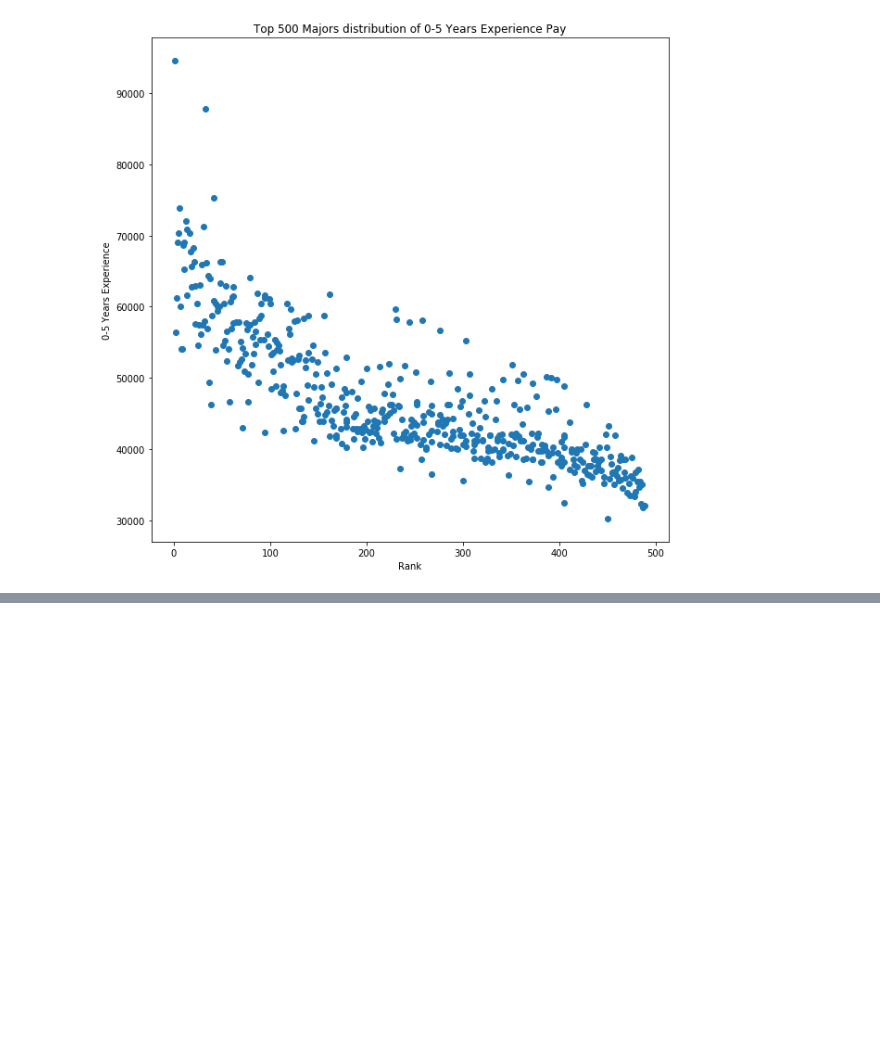
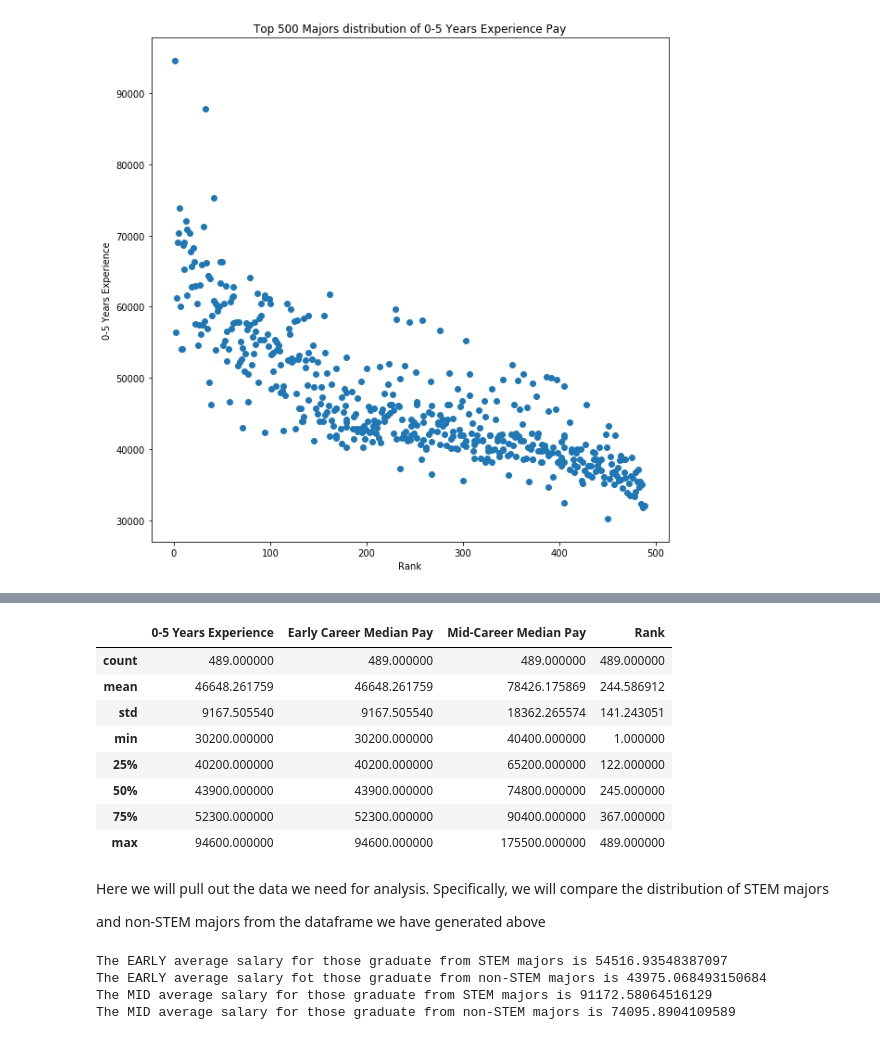
Before and after one commit to jeffreywu1996/COGS108-Project, a Jupyter notebook: Data Cleaning.ipynb, the cells around one changed output, grey strips where cells are left out. Saved outputs shown, nothing was run; the diff lists cells and outputs as text; code cells hidden in the pictures; blank space fills up the shorter version.

Commit message:
some analysis

```diff
--- a/Data Cleaning.ipynb
+++ b/Data Cleaning.ipynb
@@ -278,0 +311,27 @@ Text(0.5,1,'Top 500 Majors distribution of 0-5 Years Experience Pay')
+# %%
+# Here we can define a function to briefly proform some simple substring checking in order to group STEM major and
+# those un-STEM major together
+def standarize_major(string):
+
+    string = string.lower()
+    string = string.strip()
+
+    if 'science' in string:
+        result = 'STEM'
+    elif 'engineering' in string:
+        result = 'STEM'
+    elif 'engineer' in string:
+        result = 'STEM'
+    elif 'math' in string:
+        result = 'STEM'
+    elif 'mathmatics' in string:
+        result = 'STEM'
+    elif 'technology' in string:
+        result = 'STEM'
+    else:
+        result = 'non-STEM'
+
+    return result
+# %%
+df2['Major'] = df2['Major'].apply(standarize_major)
+df2
@@ -278,0 +357,17 @@ Text(0.5,1,'Top 500 Majors distribution of 0-5 Years Experience Pay')
+# %%
+desc = df2.describe()
+desc
+# %% [output]
+|  | 0-5 Years Experience | Early Career Median Pay | Mid-Career Median Pay | Rank |
+| count | 489.000000 | 489.000000 | 489.000000 | 489.000000 |
+| mean | 46648.261759 | 46648.261759 | 78426.175869 | 244.586912 |
+| std | 9167.505540 | 9167.505540 | 18362.265574 | 141.243051 |
+| min | 30200.000000 | 30200.000000 | 40400.000000 | 1.000000 |
+| 25% | 40200.000000 | 40200.000000 | 65200.000000 | 122.000000 |
+| 50% | 43900.000000 | 43900.000000 | 74800.000000 | 245.000000 |
+| 75% | 52300.000000 | 52300.000000 | 90400.000000 | 367.000000 |
+| max | 94600.000000 | 94600.000000 | 175500.000000 | 489.000000 |
+# %% [markdown]
+Here we will pull out the data we need for analysis. Specifically, we will compare the distribution of STEM majors
+
+and non-STEM majors from the dataframe we have generated above
@@ -278,0 +380,11 @@ Text(0.5,1,'Top 500 Majors distribution of 0-5 Years Experience Pay')
+# %%
+# Print out the basic information comparing STEM and non-STEM majors
+print("The EARLY average salary for those graduate from STEM majors is", salary_STEM_early.mean())
+print("The EARLY average salary fot those graduate from non-STEM majors is", salary_NON_STEM_early.mean())
+print("The MID average salary for those graduate from STEM majors is", salary_STEM_mid.mean())
+print("The MID average salary for those graduate from non-STEM majors is", salary_NON_STEM_mid.mean())
+# %% [output]
+The EARLY average salary for those graduate from STEM majors is 54516.93548387097
+The EARLY average salary fot those graduate from non-STEM majors is 43975.068493150684
+The MID average salary for those graduate from STEM majors is 91172.58064516129
+The MID average salary for those graduate from non-STEM majors is 74095.8904109589
```
Also changed, not shown: parts of 9 cells of this notebook.
